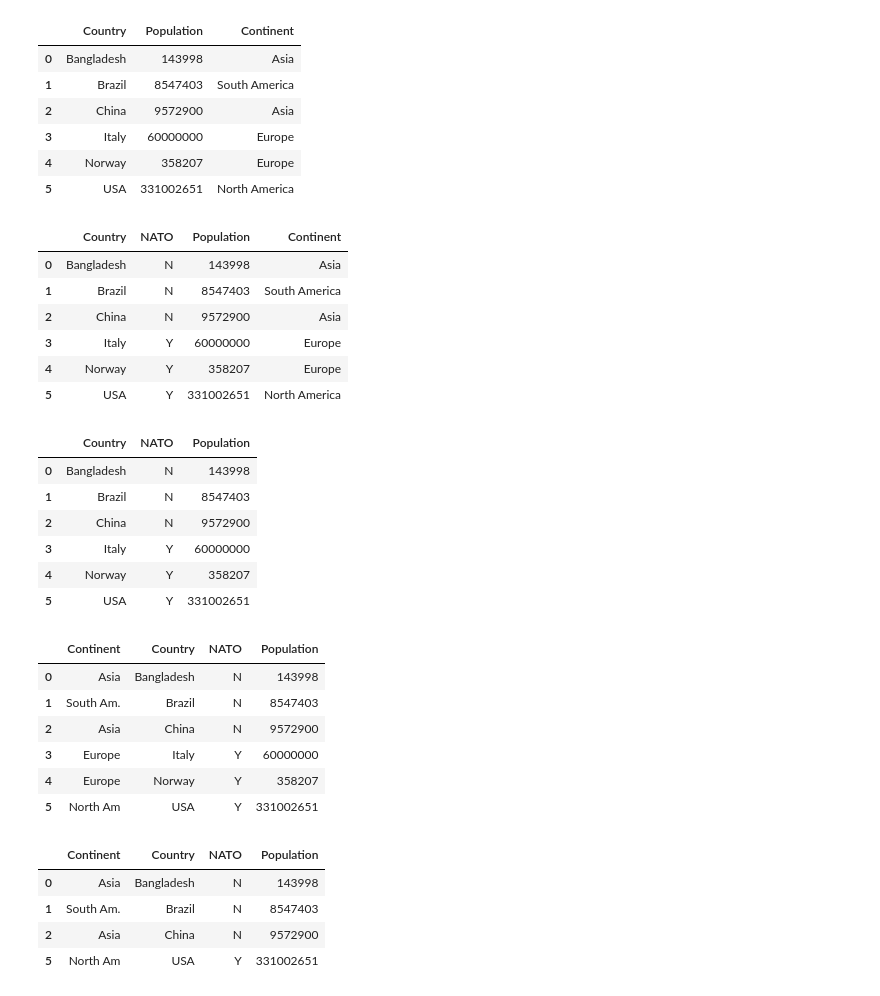
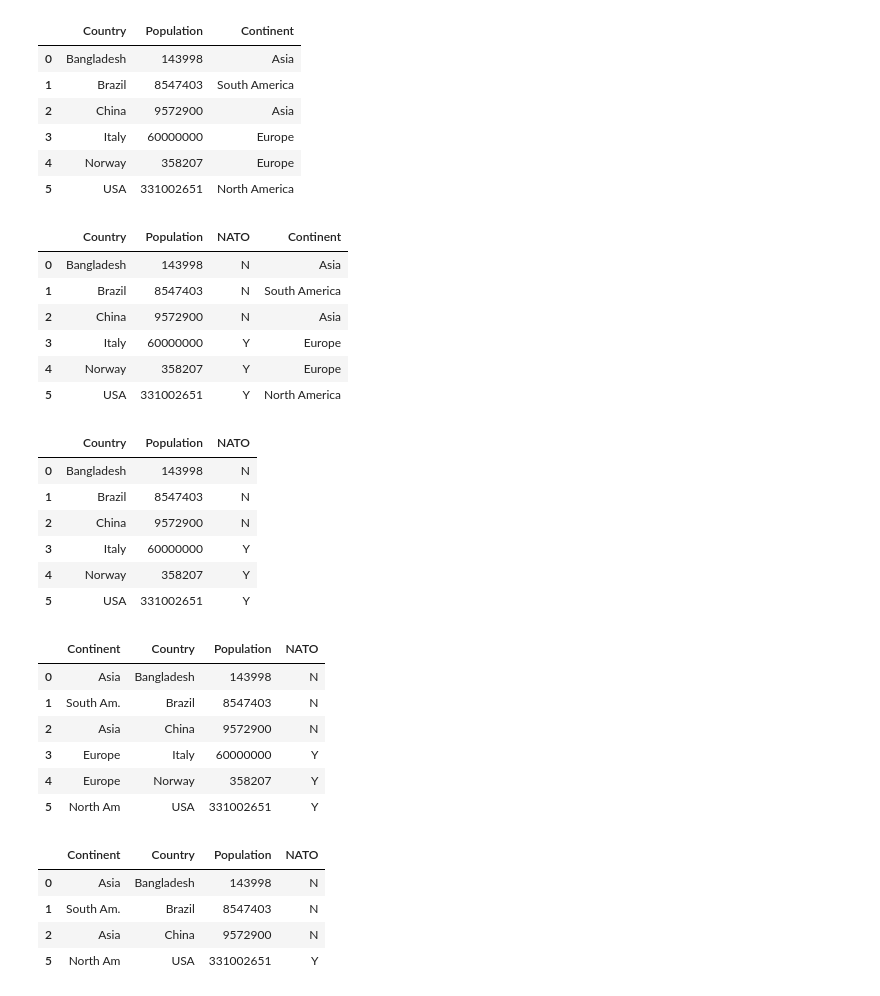
Before and after one commit to simon-techkid/CPSC222, a Jupyter notebook: F-Wrangle-Manipulate/A-Wrangling.ipynb, the cells around one changed output. Drawn from its saved outputs; the diff is of its cells as text; code cells hidden in the pictures.

```diff
--- a/F-Wrangle-Manipulate/A-Wrangling.ipynb
+++ b/F-Wrangle-Manipulate/A-Wrangling.ipynb
@@ -45,7 +45,7 @@ example.loc[1:3, 'Country':'Continent']
 | 3 | Norway | Europe |
 # %%
 # Sort example on Continent
-example.sort_values('Continent', ascending=False, inplace=True)
+example.sort_values('Continent', ascending=True, inplace=True)
 
 # Display sorted data
 example
@@ -121,31 +121,31 @@ example
 # %%
 #insert a column and reorder
 values = ['N','N','N','Y','Y','Y']
-pos = example.columns.get_loc('Population')  #Nato occupies the column wehre Populaiton was
+pos = example.columns.get_loc('Continent')  #Nato occupies the column wehre Populaiton was
 example.insert(loc=pos, column = 'NATO', value = values)
 #reorder columns
 #example = example[["Continent", "Country", "Population", "NATO"]]
 example
 # %% [output]
-|  | Country | NATO | Population | Continent |
-| 0 | Bangladesh | N | 143998 | Asia |
-| 1 | Brazil | N | 8547403 | South America |
-| 2 | China | N | 9572900 | Asia |
-| 3 | Italy | Y | 60000000 | Europe |
-| 4 | Norway | Y | 358207 | Europe |
-| 5 | USA | Y | 331002651 | North America |
+|  | Country | Population | NATO | Continent |
+| 0 | Bangladesh | 143998 | N | Asia |
+| 1 | Brazil | 8547403 | N | South America |
+| 2 | China | 9572900 | N | Asia |
+| 3 | Italy | 60000000 | Y | Europe |
+| 4 | Norway | 358207 | Y | Europe |
+| 5 | USA | 331002651 | Y | North America |
 # %%
 #Drop a column
 example = example.drop(columns=["Continent"])
 example
 # %% [output]
-|  | Country | NATO | Population |
-| 0 | Bangladesh | N | 143998 |
-| 1 | Brazil | N | 8547403 |
-| 2 | China | N | 9572900 |
-| 3 | Italy | Y | 60000000 |
-| 4 | Norway | Y | 358207 |
-| 5 | USA | Y | 331002651 |
+|  | Country | Population | NATO |
+| 0 | Bangladesh | 143998 | N |
+| 1 | Brazil | 8547403 | N |
+| 2 | China | 9572900 | N |
+| 3 | Italy | 60000000 | Y |
+| 4 | Norway | 358207 | Y |
+| 5 | USA | 331002651 | Y |
 # %%
 #Reconstitute DF
 values = ['Asia', 'South Am.', 'Asia', 'Europe', 'Europe', 'North Am']
@@ -153,20 +153,20 @@ pos = example.columns.get_loc('Country')
 example.insert(loc=pos, column = 'Continent', value = values)
 example
 # %% [output]
-|  | Continent | Country | NATO | Population |
-| 0 | Asia | Bangladesh | N | 143998 |
-| 1 | South Am. | Brazil | N | 8547403 |
-| 2 | Asia | China | N | 9572900 |
-| 3 | Europe | Italy | Y | 60000000 |
-| 4 | Europe | Norway | Y | 358207 |
-| 5 | North Am | USA | Y | 331002651 |
+|  | Continent | Country | Population | NATO |
+| 0 | Asia | Bangladesh | 143998 | N |
+| 1 | South Am. | Brazil | 8547403 | N |
+| 2 | Asia | China | 9572900 | N |
+| 3 | Europe | Italy | 60000000 | Y |
+| 4 | Europe | Norway | 358207 | Y |
+| 5 | North Am | USA | 331002651 | Y |
 # %%
 #drop rows based on a condition
 example = example[example["Continent"] != "Europe"]
 example
 # %% [output]
-|  | Continent | Country | NATO | Population |
-| 0 | Asia | Bangladesh | N | 143998 |
-| 1 | South Am. | Brazil | N | 8547403 |
-| 2 | Asia | China | N | 9572900 |
-| 5 | North Am | USA | Y | 331002651 |
+|  | Continent | Country | Population | NATO |
+| 0 | Asia | Bangladesh | 143998 | N |
+| 1 | South Am. | Brazil | 8547403 | N |
+| 2 | Asia | China | 9572900 | N |
+| 5 | North Am | USA | 331002651 | Y |
```
Also changed, not shown: parts of 5 cells of this notebook, 13 other files.
